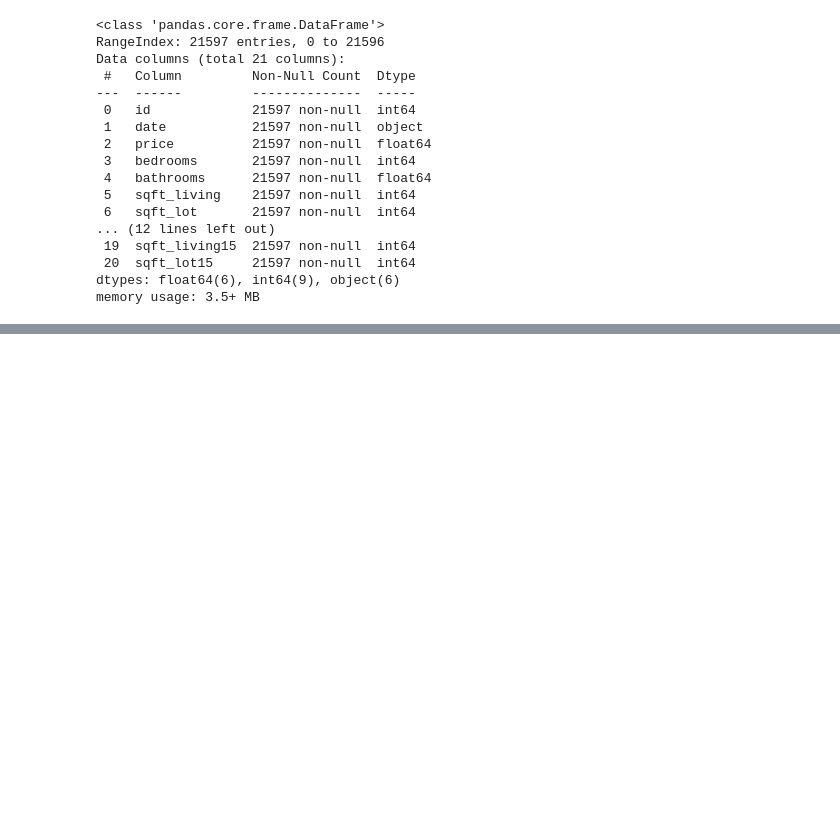
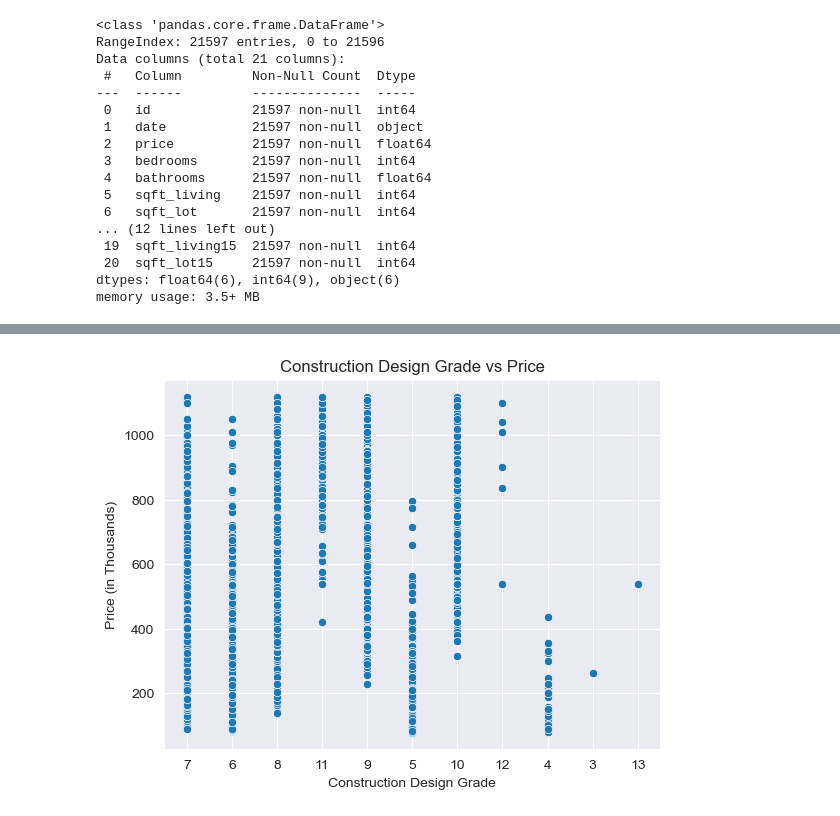
Before and after one commit to bizzfuzz/dsc-phase-2, a Jupyter notebook: student.ipynb, the cells around one changed output, grey strips where cells are left out. Cells and saved outputs as stored; diff of their text form; code cells hidden in the pictures; blank space fills up the shorter version.

```diff
--- a/student.ipynb
+++ b/student.ipynb
@@ -334,0 +469,4 @@ memory usage: 3.5+ MB
+# %%
+price_vs_column("grade", "Construction Design Grade", reg=False)
+# %% [output]
+[figure, added]
```
Also changed, not shown: parts of 11 cells of this notebook.
